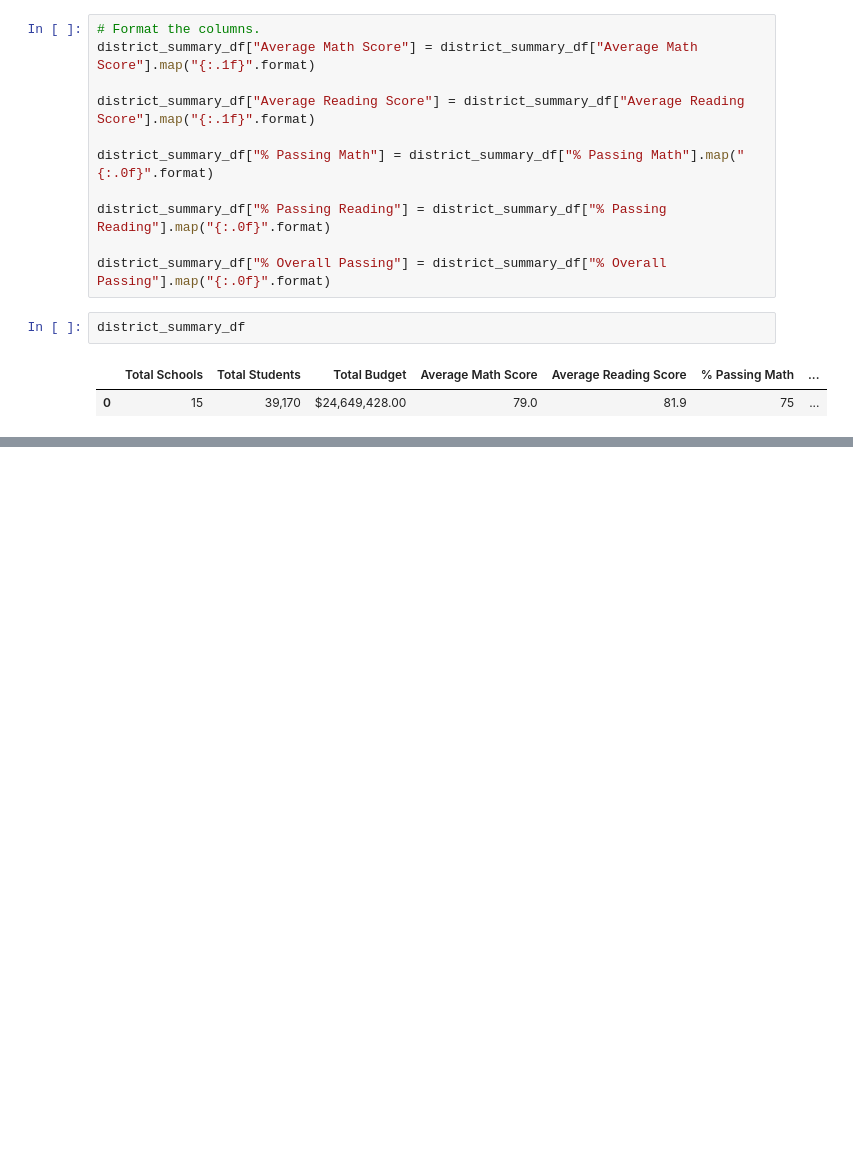
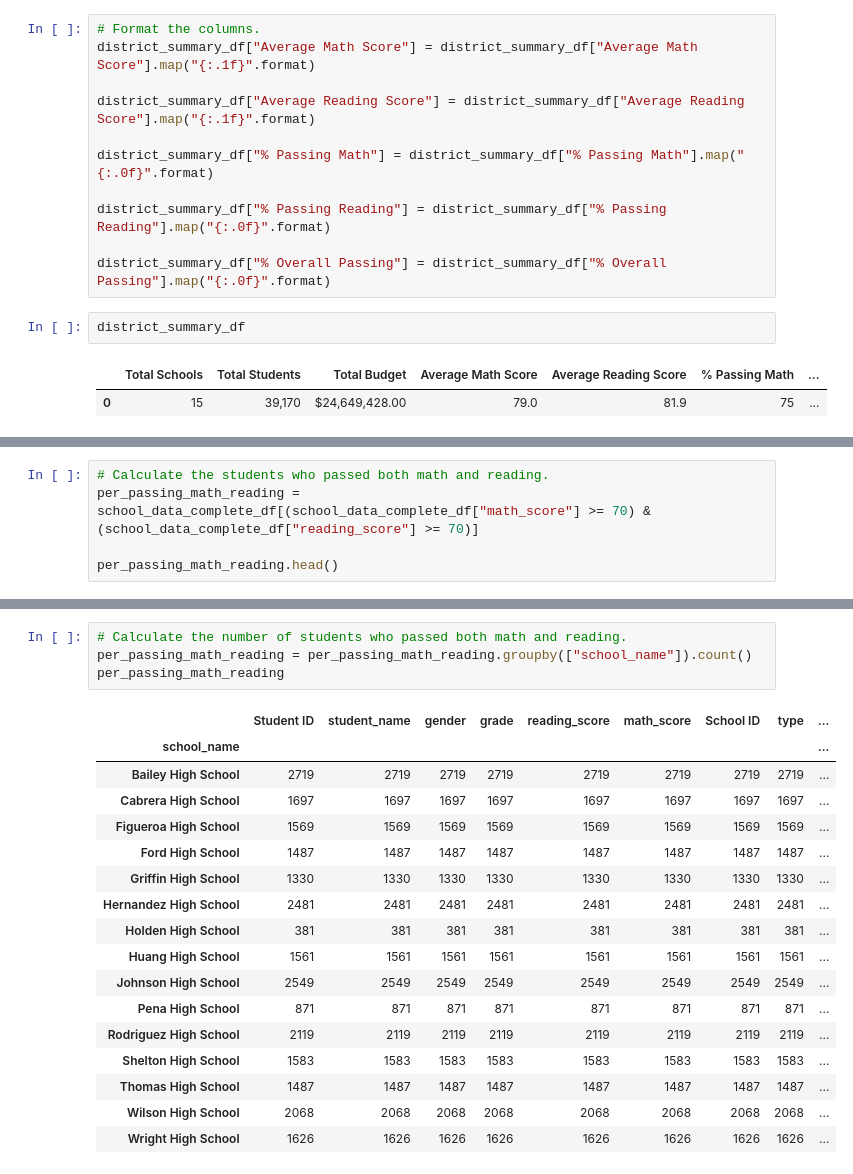
Before and after one commit to Terez18/School_District_Analysis, a Jupyter notebook: Week 4 Challenge Python Anaconda Jupiter Notebook/PyCitySchools.ipynb, the cells around one changed output, grey strips where cells are left out. Drawn from its saved outputs; the diff is of its cells as text; blank space fills up the shorter version.

Commit message:
school summary complete

```diff
--- a/Week 4 Challenge Python Anaconda Jupiter Notebook/PyCitySchools.ipynb
+++ b/Week 4 Challenge Python Anaconda Jupiter Notebook/PyCitySchools.ipynb
@@ -506,0 +863,5 @@ district_summary_df
+# %%
+# Calculate the students who passed both math and reading.
+per_passing_math_reading = school_data_complete_df[(school_data_complete_df["math_score"] >= 70) & (school_data_complete_df["reading_score"] >= 70)]
+
+per_passing_math_reading.head()
@@ -506,0 +875,22 @@ district_summary_df
+# %%
+# Calculate the number of students who passed both math and reading.
+per_passing_math_reading = per_passing_math_reading.groupby(["school_name"]).count()
+per_passing_math_reading
+# %% [output]
+|  | Student ID | student_name | gender | grade | reading_score | math_score | School ID | type | ... |
+| school_name |  |  |  |  |  |  |  |  | ... |
+| Bailey High School | 2719 | 2719 | 2719 | 2719 | 2719 | 2719 | 2719 | 2719 | ... |
+| Cabrera High School | 1697 | 1697 | 1697 | 1697 | 1697 | 1697 | 1697 | 1697 | ... |
+| Figueroa High School | 1569 | 1569 | 1569 | 1569 | 1569 | 1569 | 1569 | 1569 | ... |
+| Ford High School | 1487 | 1487 | 1487 | 1487 | 1487 | 1487 | 1487 | 1487 | ... |
+| Griffin High School | 1330 | 1330 | 1330 | 1330 | 1330 | 1330 | 1330 | 1330 | ... |
+| Hernandez High School | 2481 | 2481 | 2481 | 2481 | 2481 | 2481 | 2481 | 2481 | ... |
+| Holden High School | 381 | 381 | 381 | 381 | 381 | 381 | 381 | 381 | ... |
+| Huang High School | 1561 | 1561 | 1561 | 1561 | 1561 | 1561 | 1561 | 1561 | ... |
+| Johnson High School | 2549 | 2549 | 2549 | 2549 | 2549 | 2549 | 2549 | 2549 | ... |
+| Pena High School | 871 | 871 | 871 | 871 | 871 | 871 | 871 | 871 | ... |
+| Rodriguez High School | 2119 | 2119 | 2119 | 2119 | 2119 | 2119 | 2119 | 2119 | ... |
+| Shelton High School | 1583 | 1583 | 1583 | 1583 | 1583 | 1583 | 1583 | 1583 | ... |
+| Thomas High School | 1487 | 1487 | 1487 | 1487 | 1487 | 1487 | 1487 | 1487 | ... |
+| Wilson High School | 2068 | 2068 | 2068 | 2068 | 2068 | 2068 | 2068 | 2068 | ... |
+| Wright High School | 1626 | 1626 | 1626 | 1626 | 1626 | 1626 | 1626 | 1626 | ... |
```
Also changed, not shown: parts of 22 cells of this notebook.
